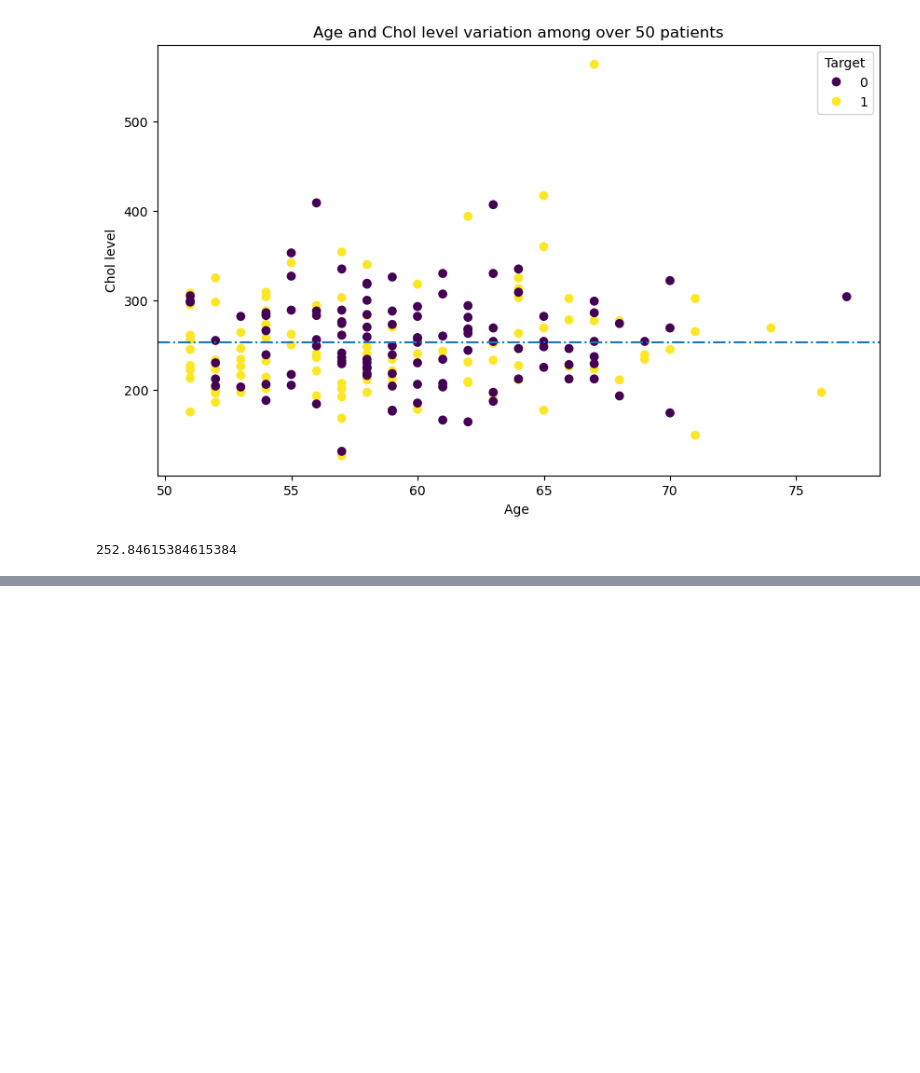
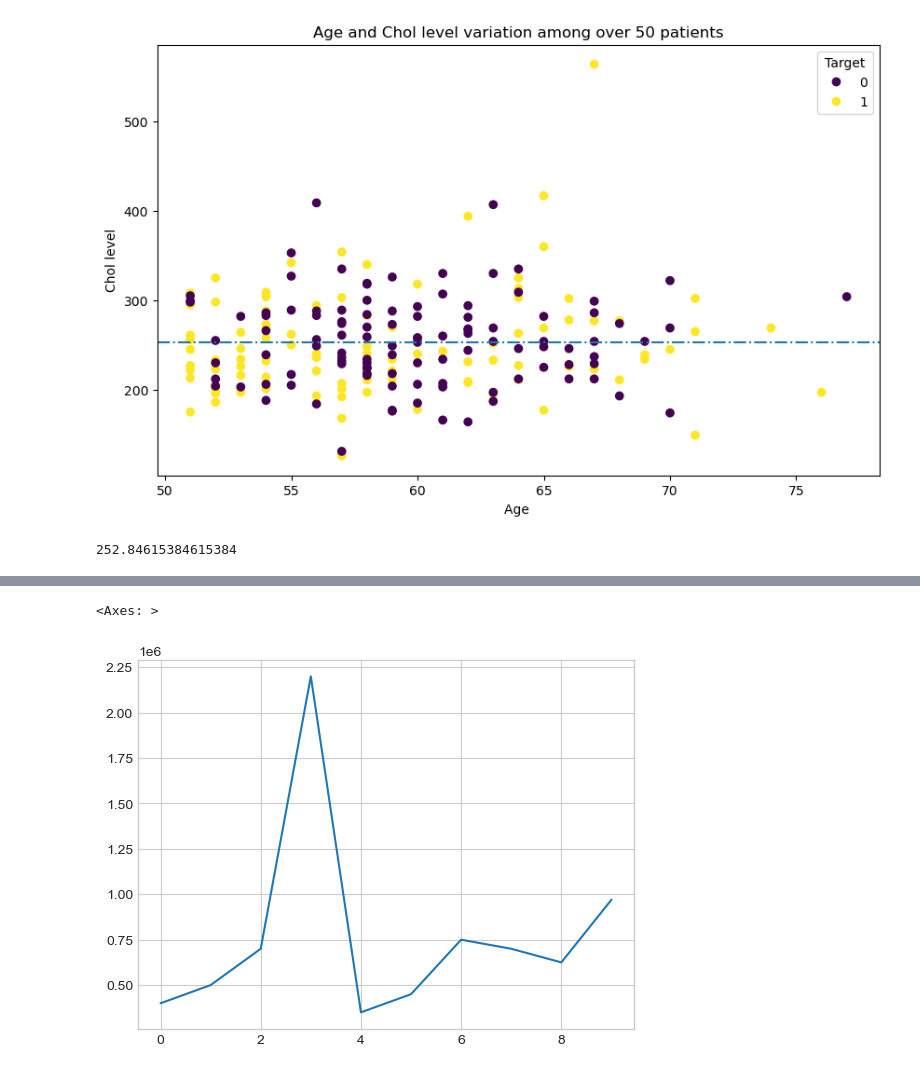
Before and after one commit to UGSNBandara/Machine-Learning-introduction, a Jupyter notebook: matplotlib_intro/Introduction_to_matplotlib.ipynb, the cells around one changed output, grey strips where cells are left out. Drawn from its saved outputs; the diff is of its cells as text; code cells hidden in the pictures; blank space fills up the shorter version.

```diff
--- a/matplotlib_intro/Introduction_to_matplotlib.ipynb
+++ b/matplotlib_intro/Introduction_to_matplotlib.ipynb
@@ -573,0 +658,7 @@ over_50.chol.mean()
+# %%
+plt.style.use("seaborn-v0_8-whitegrid")
+# %%
+car_sale["Price"].plot()
+# %% [output]
+<Axes: >
+[figure, added]
```
Also changed, not shown: parts of 26 cells of this notebook, 1 other file.
